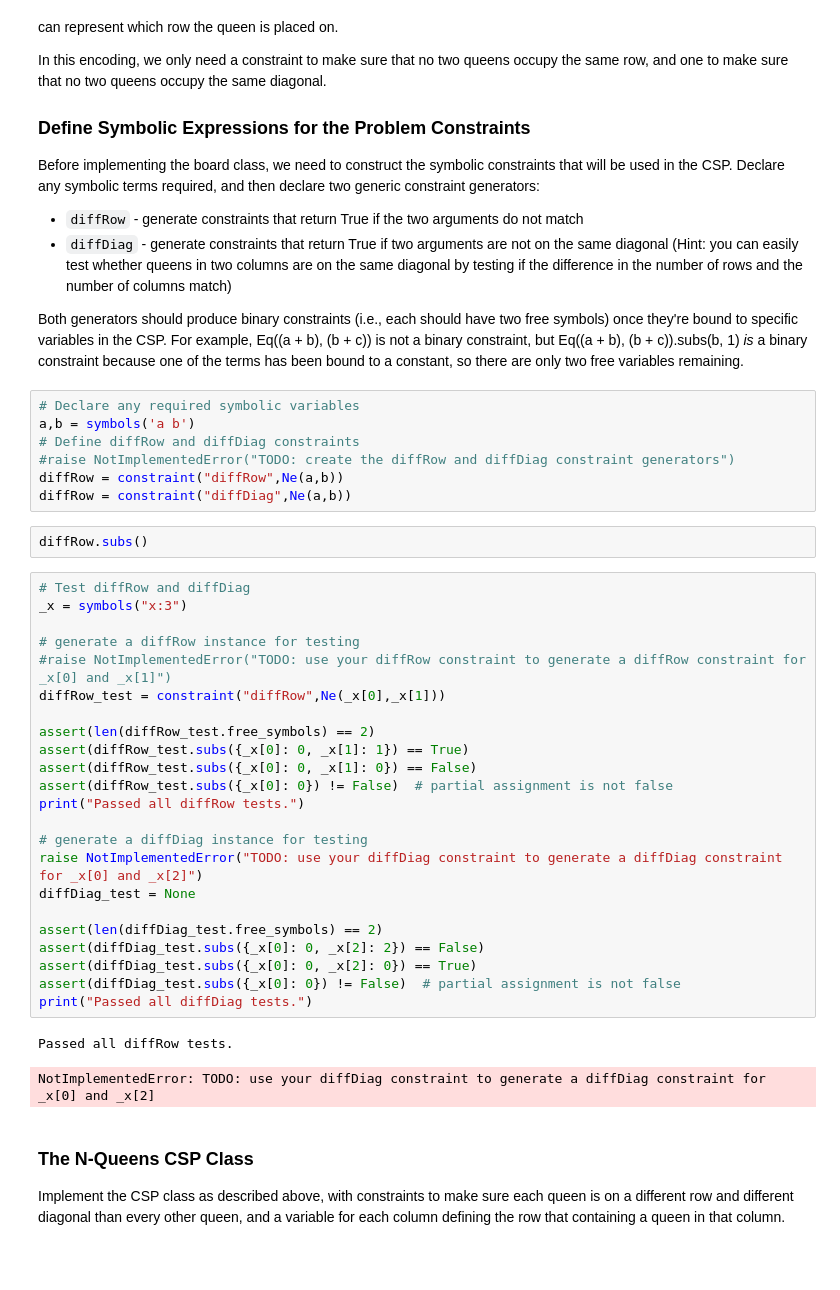
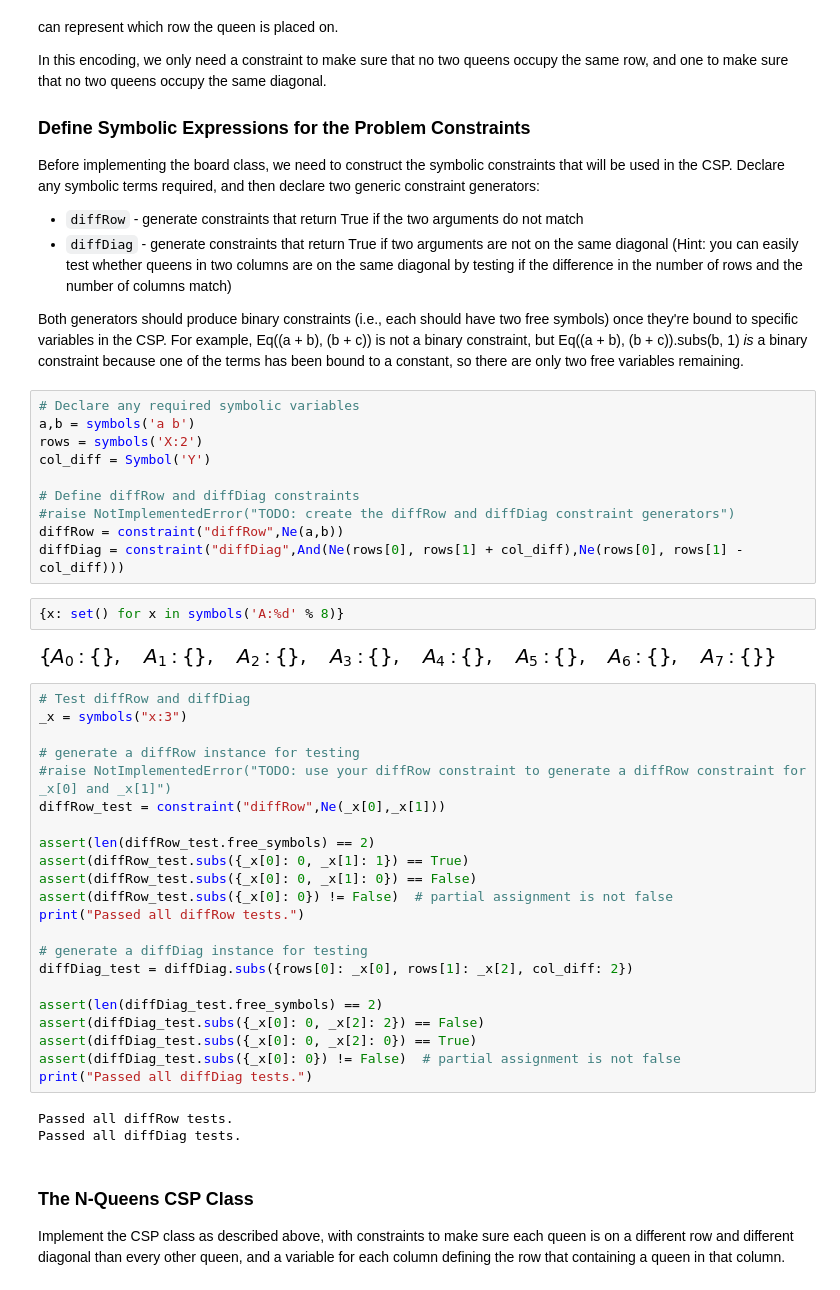
Before and after one commit to ronaldeddings/Udacity-AIND, a Jupyter notebook: AIND-Constraint_Satisfaction/AIND-Constraint_Satisfaction.ipynb, the cells around one changed output. Cells and saved outputs as stored; diff of their text form; blank space fills up the shorter version.

```diff
--- a/AIND-Constraint_Satisfaction/AIND-Constraint_Satisfaction.ipynb
+++ b/AIND-Constraint_Satisfaction/AIND-Constraint_Satisfaction.ipynb
@@ -39,12 +39,17 @@ Both generators should produce binary constraints (i.e., each should have two fr
 # %%
 # Declare any required symbolic variables
 a,b = symbols('a b')
+rows = symbols('X:2')
+col_diff = Symbol('Y')
+
 # Define diffRow and diffDiag constraints
 #raise NotImplementedError("TODO: create the diffRow and diffDiag constraint generators")
 diffRow = constraint("diffRow",Ne(a,b))
-diffRow = constraint("diffDiag",Ne(a,b))
+diffDiag = constraint("diffDiag",And(Ne(rows[0], rows[1] + col_diff),Ne(rows[0], rows[1] - col_diff)))
-# %%
-diffRow.subs()
+# %%
+{x: set() for x in symbols('A:%d' % 8)}
+# %% [output]
+[figure, added]
 # %%
 # Test diffRow and diffDiag
 _x = symbols("x:3")
@@ -60,8 +65,7 @@ assert(diffRow_test.subs({_x[0]: 0}) != False)  # partial assignment is not fals
 print("Passed all diffRow tests.")
 
 # generate a diffDiag instance for testing
-raise NotImplementedError("TODO: use your diffDiag constraint to generate a diffDiag constraint for _x[0] and _x[2]")
-diffDiag_test = None
+diffDiag_test = diffDiag.subs({rows[0]: _x[0], rows[1]: _x[2], col_diff: 2})
 
 assert(len(diffDiag_test.free_symbols) == 2)
 assert(diffDiag_test.subs({_x[0]: 0, _x[2]: 2}) == False)
@@ -70,7 +74,7 @@ assert(diffDiag_test.subs({_x[0]: 0}) != False)  # partial assignment is not fal
 print("Passed all diffDiag tests.")
 # %% [output]
 Passed all diffRow tests.
+Passed all diffDiag tests.
-NotImplementedError: TODO: use your diffDiag constraint to generate a diffDiag constraint for _x[0] and _x[2]
 # %% [markdown]
 ### The N-Queens CSP Class
 Implement the CSP class as described above, with constraints to make sure each queen is on a different row and different diagonal than every other queen, and a variable for each column defining the row that containing a queen in that column.
```
Also changed, not shown: parts of 3 cells of this notebook.
